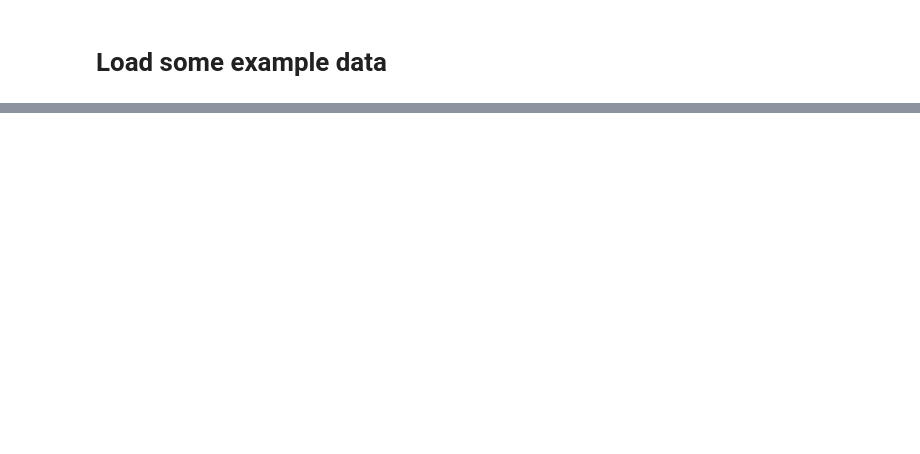
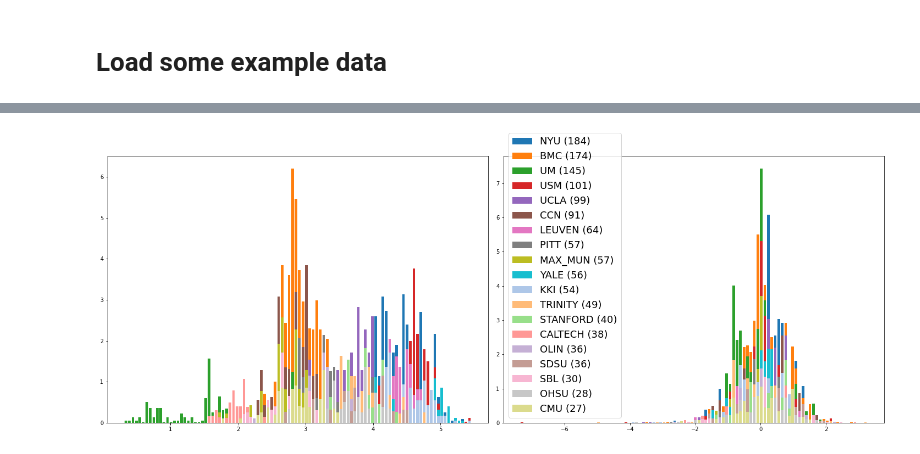
Before and after one commit to nipreps/mriqc-learn, a Jupyter notebook: docs/notebooks/Visualization.ipynb, the cells around one changed output, grey strips where cells are left out. Saved outputs shown, nothing was run; the diff lists cells and outputs as text; code cells hidden in the pictures; blank space fills up the shorter version.

```diff
--- a/docs/notebooks/Visualization.ipynb
+++ b/docs/notebooks/Visualization.ipynb
@@ -107,0 +50,4 @@ ax2.legend(prop={'size': 18});
+# %%
+metrics.plot_histogram(merged_x, scaled_x, metric="cnr");
+# %% [output]
+[figure, added]
```
Also changed, not shown: parts of 12 cells of this notebook, 2 other files.
